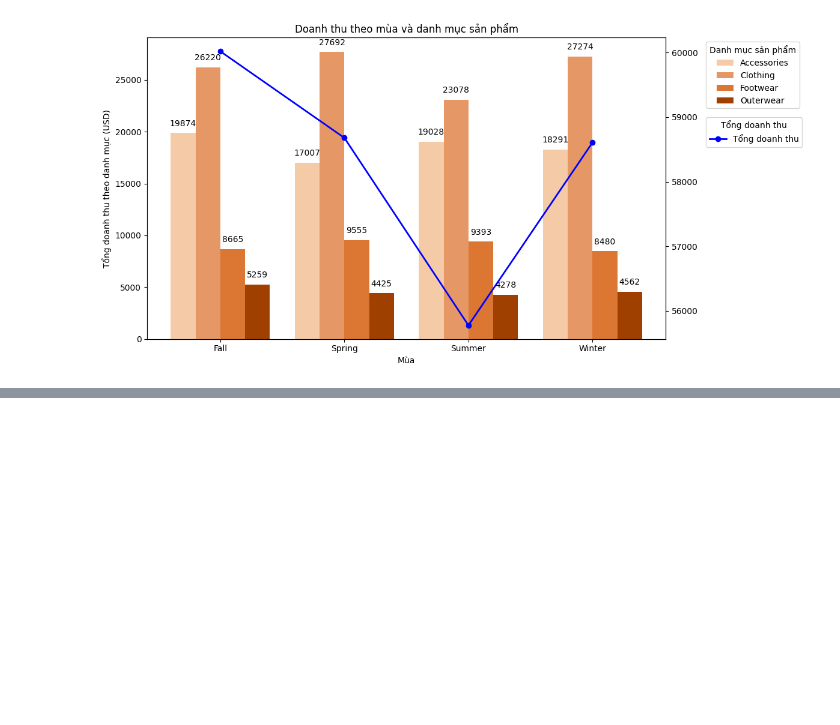
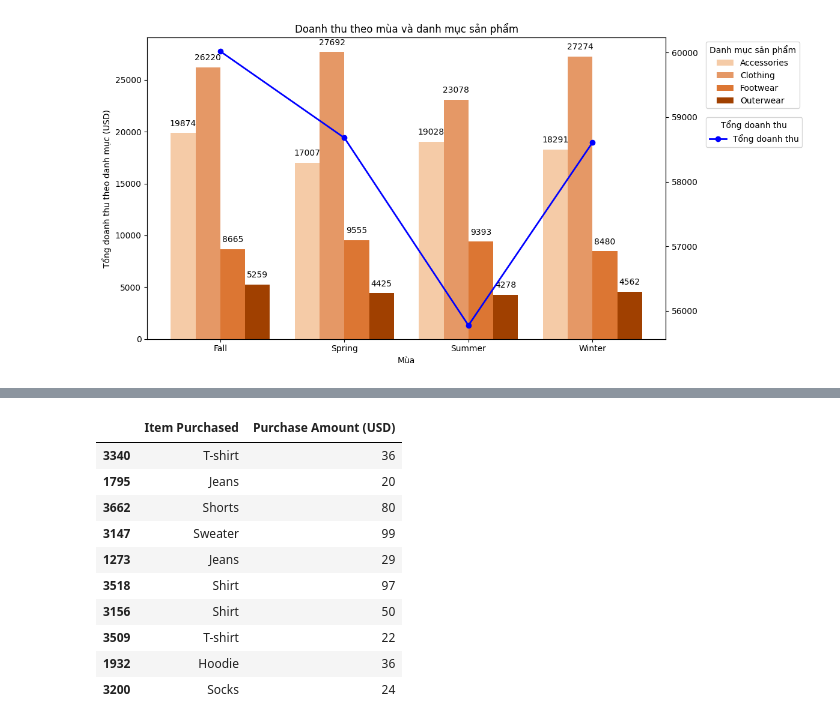
Before and after one commit to LeNguyenGiaBaoFITHCMUS/DV_Lab01, a Jupyter notebook: In progress/Sources/DataVisualization_22120216.ipynb, the cells around one changed output, grey strips where cells are left out. Drawn from its saved outputs; the diff is of its cells as text; code cells hidden in the pictures; blank space fills up the shorter version.

```diff
--- a/In progress/Sources/DataVisualization_22120216.ipynb
+++ b/In progress/Sources/DataVisualization_22120216.ipynb
@@ -124,0 +143,18 @@ Dựa trên biểu đồ histogram và đường cong mật độ KDE cho thấy
+# %%
+# Lọc dữ liệu chỉ lấy danh mục 'Clothing'
+clothing_df = df[df['Category'] == 'Clothing']
+
+demographic_df = clothing_df[['Item Purchased', 'Purchase Amount (USD)']]
+demographic_df.sample(10)
+# %% [output]
+|  | Item Purchased | Purchase Amount (USD) |
+| 3340 | T-shirt | 36 |
+| 1795 | Jeans | 20 |
+| 3662 | Shorts | 80 |
+| 3147 | Sweater | 99 |
+| 1273 | Jeans | 29 |
+| 3518 | Shirt | 97 |
+| 3156 | Shirt | 50 |
+| 3509 | T-shirt | 22 |
+| 1932 | Hoodie | 36 |
+| 3200 | Socks | 24 |
```
Also changed, not shown: parts of 14 cells of this notebook.
